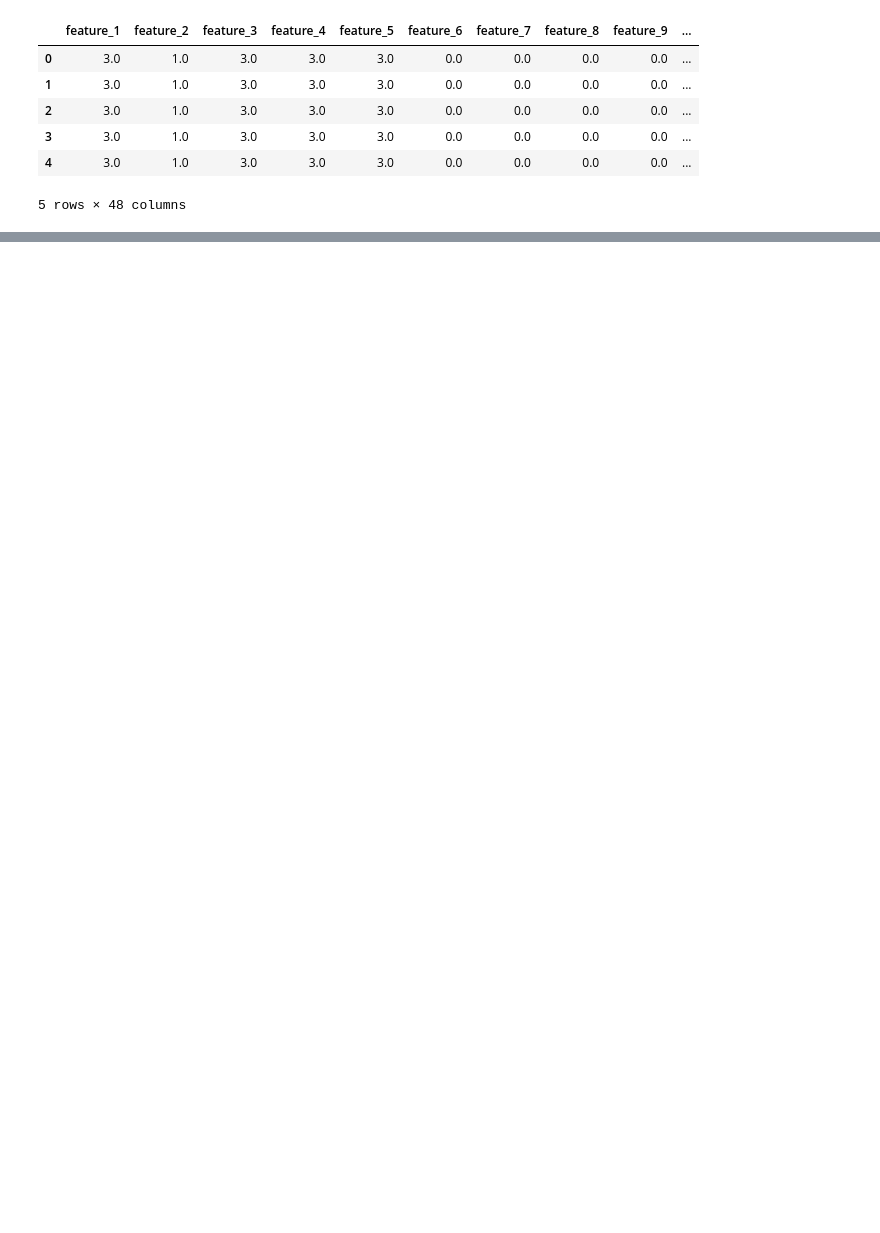
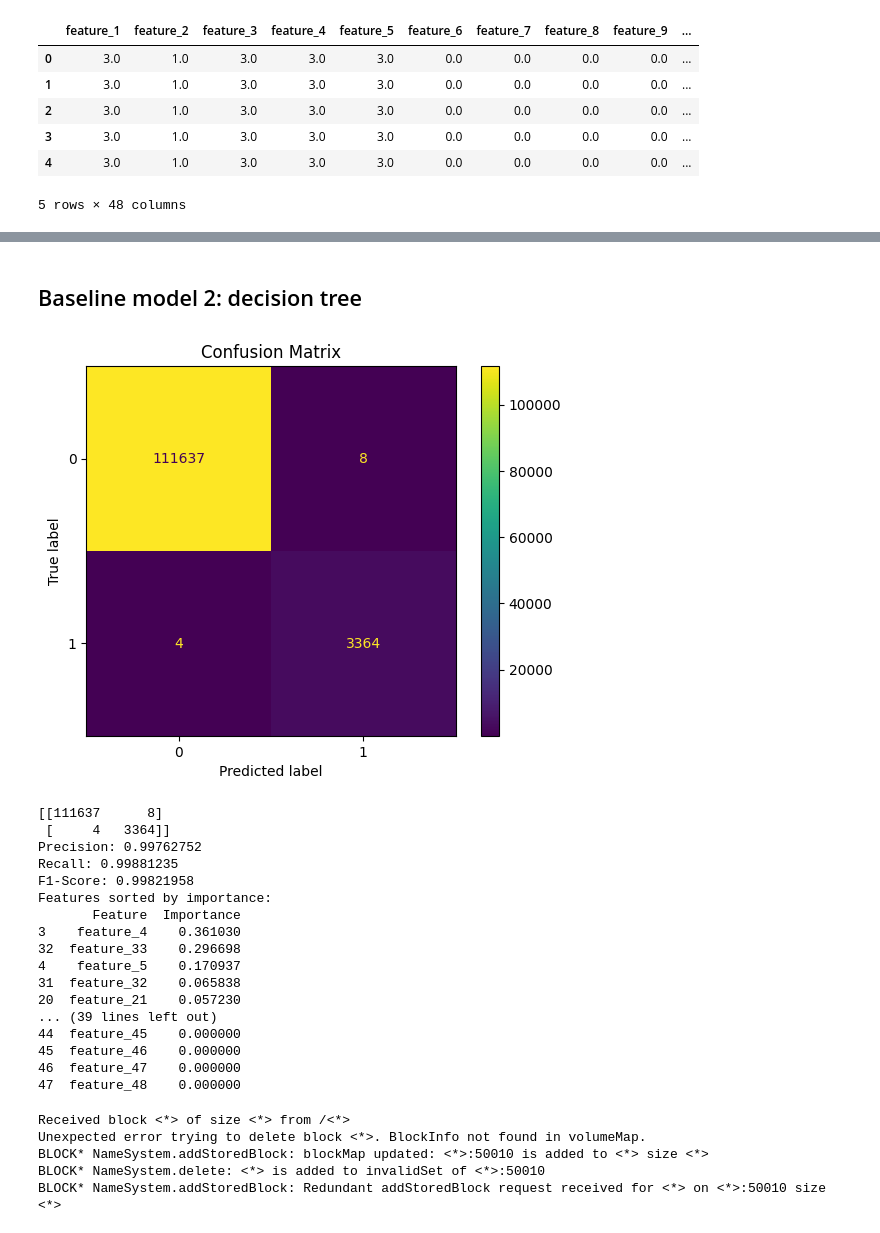
Before and after one commit to Flakon500/Interpretable-Loganomaly-Detection-project, a Jupyter notebook: Codes/models_with_count_vectors.ipynb, the cells around one changed output, grey strips where cells are left out. Cells and saved outputs as stored; diff of their text form; code cells hidden in the pictures; blank space fills up the shorter version.

Commit message:
supervised learning models

```diff
--- a/Codes/models_with_count_vectors.ipynb
+++ b/Codes/models_with_count_vectors.ipynb
@@ -41 +59,59 @@ Accuracy: 0.999209
 [figure]
+# %% [markdown]
+## Baseline model 2: decision tree
+# %%
+model = DecisionTreeClassifier(random_state=42)
+model.fit(x_train, y_train)
+
+y_pred = model.predict(x_test)
+
+cm = confusion_matrix(y_test, y_pred)
+ConfusionMatrixDisplay(confusion_matrix=cm).plot()
+plt.title("Confusion Matrix")
+plt.show()
+print(cm)
+feature_importances = pd.DataFrame({
+    'Feature': x_train.columns,
+    'Importance': model.feature_importances_
+})
+feature_importances = feature_importances.sort_values(by='Importance', ascending=False)
+precision = (cm[1,1]) / (cm[1,1] + cm[0,1])
+recall = (cm[1,1]) / (cm[1,1] + cm[1,0])
+f_score = 2*precision*recall / (precision+recall)
+print(f"Precision: {precision:.8f}")
+print(f"Recall: {recall:.8f}")
+print(f"F1-Score: {f_score:.8f}")
+print("Features sorted by importance:")
+print(feature_importances)
+# %% [output]
+[figure, added]
+[[111637      8]
+ [     4   3364]]
+Precision: 0.99762752
+Recall: 0.99881235
+F1-Score: 0.99821958
+Features sorted by importance:
+       Feature  Importance
+3    feature_4    0.361030
+32  feature_33    0.296698
+4    feature_5    0.170937
+31  feature_32    0.065838
+20  feature_21    0.057230
+... (39 lines left out)
+44  feature_45    0.000000
+45  feature_46    0.000000
+46  feature_47    0.000000
+47  feature_48    0.000000
+# %%
+log_templates_df = pd.read_csv('../Data/HDFS_v1/Processed_data/log_templates.csv')
+print(log_templates_df['EventTemplate'].iloc[3])
+print(log_templates_df['EventTemplate'].iloc[32])
+print(log_templates_df['EventTemplate'].iloc[4])
+print(log_templates_df['EventTemplate'].iloc[31])
+print(log_templates_df['EventTemplate'].iloc[20])
+# %% [output]
+Received block <*> of size <*> from /<*>
+Unexpected error trying to delete block <*>. BlockInfo not found in volumeMap.
+BLOCK* NameSystem.addStoredBlock: blockMap updated: <*>:50010 is added to <*> size <*>
+BLOCK* NameSystem.delete: <*> is added to invalidSet of <*>:50010
+BLOCK* NameSystem.addStoredBlock: Redundant addStoredBlock request received for <*> on <*>:50010 size <*>
```
Also changed, not shown: parts of 11 cells of this notebook.
